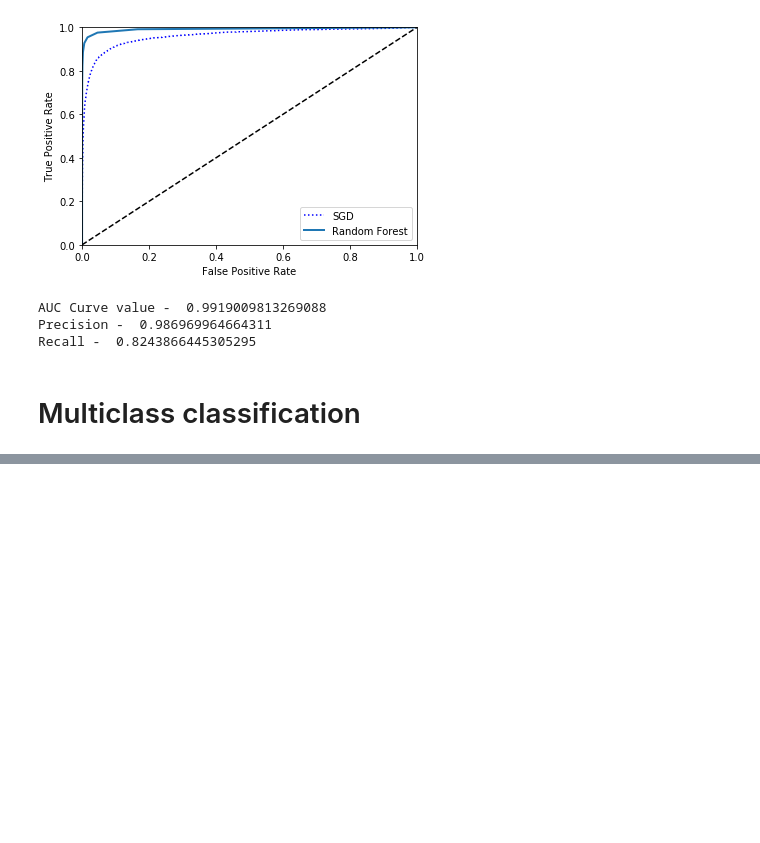
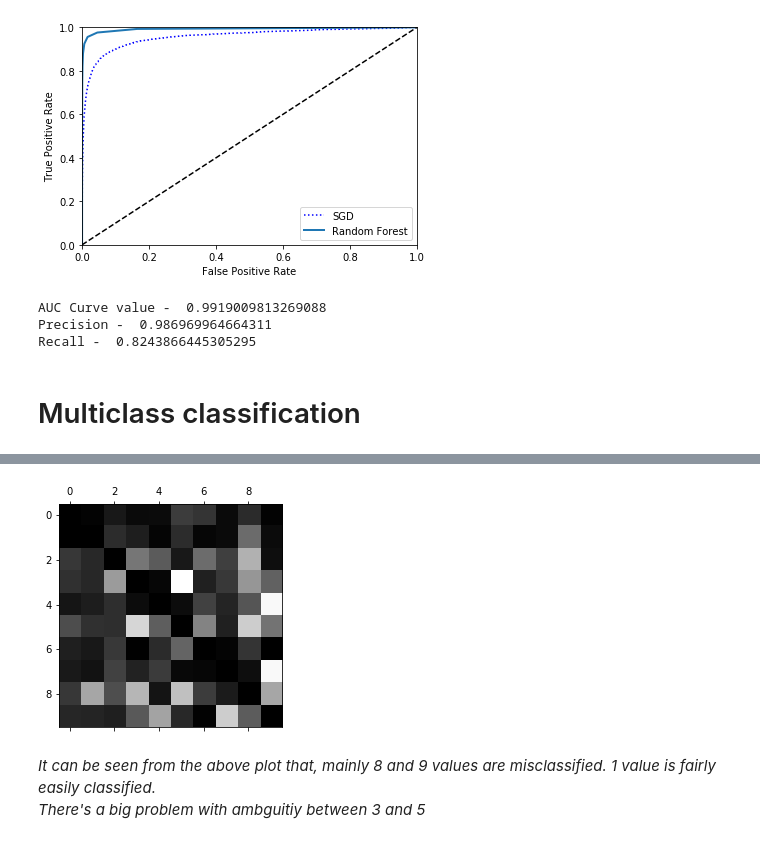
Before and after one commit to pandulaDW/ML-projects-, a Jupyter notebook: MNIST & classification metrics.ipynb, the cells around one changed output, grey strips where cells are left out. Cells and saved outputs as stored; diff of their text form; code cells hidden in the pictures; blank space fills up the shorter version.

```diff
--- a/MNIST & classification metrics.ipynb
+++ b/MNIST & classification metrics.ipynb
@@ -304,0 +409,8 @@ Recall -  0.8243866445305295
+# %%
+np.fill_diagonal(norm_conf_mx, 0) # fill the diagonal with zeros to keep only the errors
+plt.matshow(norm_conf_mx, cmap = plt.cm.gray)
+plt.show()
+# %% [output]
+[figure, added]
+# %% [markdown]
+<em> It can be seen from the above plot that, mainly 8 and 9 values are misclassified. 1 value is fairly easily classified. <br> There's a big problem with ambguitiy between 3 and 5
```
Also changed, not shown: parts of 34 cells of this notebook.
